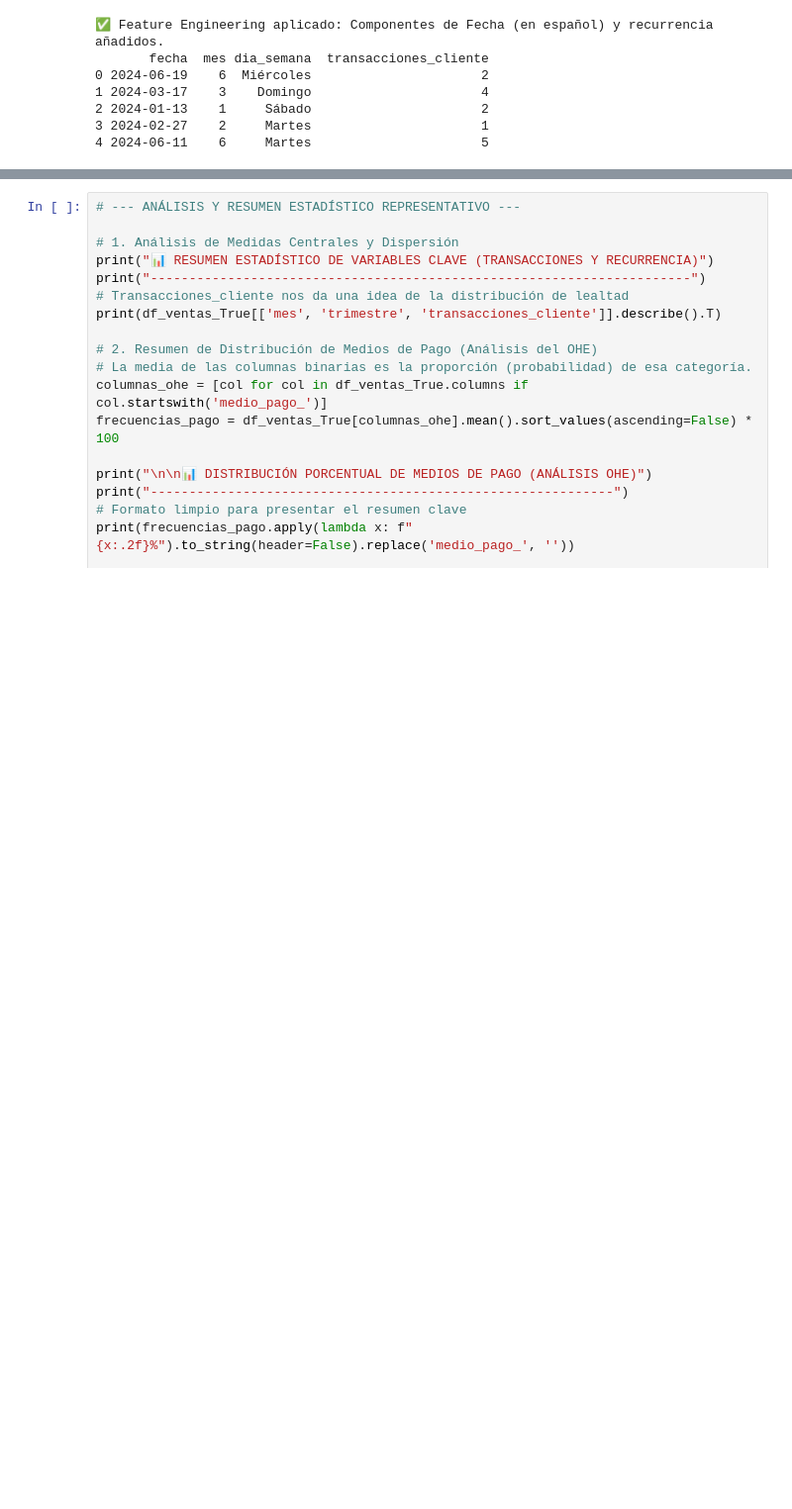
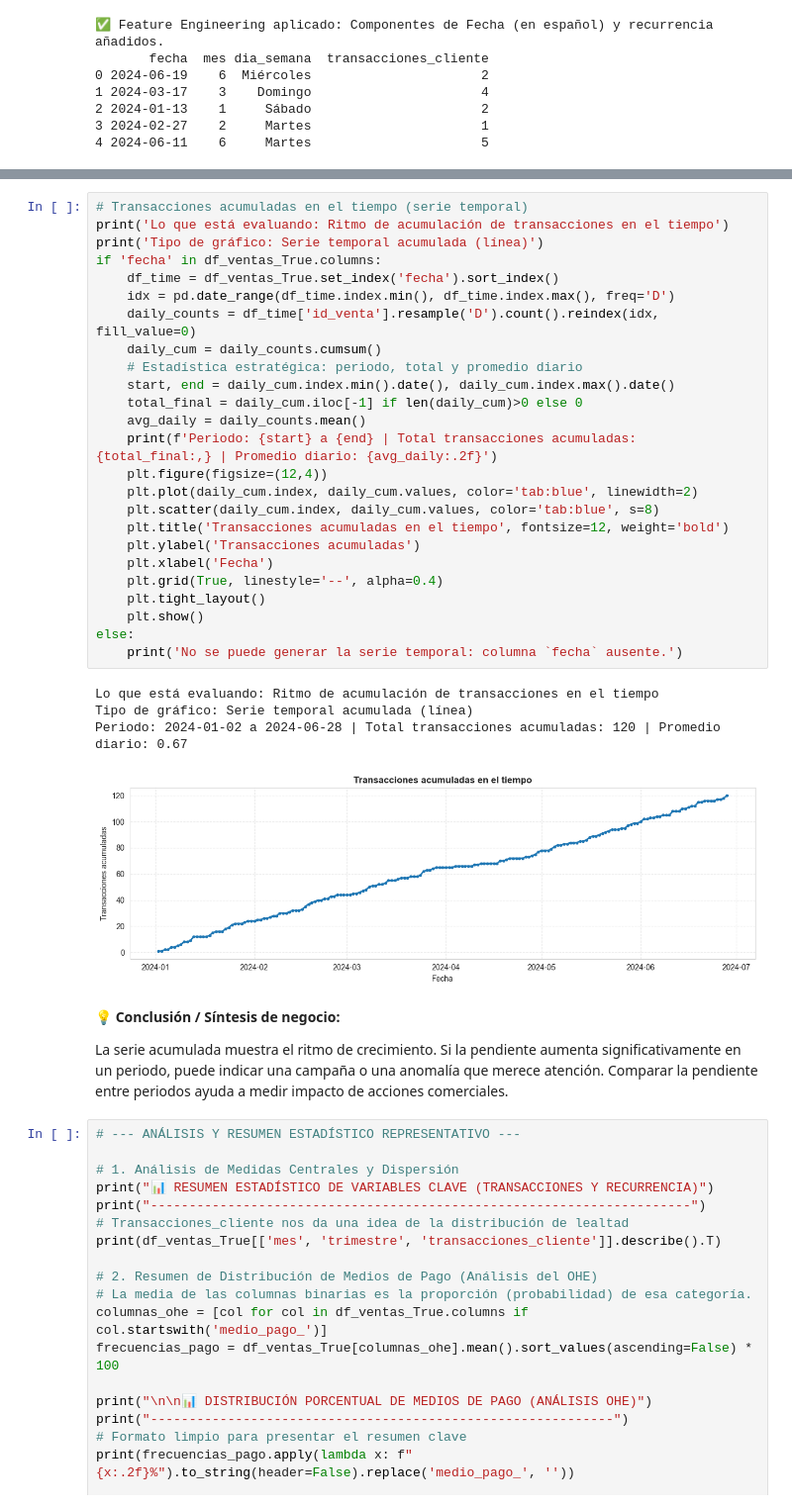
Before and after one commit to augustovillegas/ProyectoAurelionIBM, a Jupyter notebook: limp_y_trans_ventas.ipynb, the cells around one changed output, grey strips where cells are left out. Shown at 99% size. Drawn from its saved outputs; the diff is of its cells as text; blank space fills up the shorter version.

```diff
--- a/limp_y_trans_ventas.ipynb
+++ b/limp_y_trans_ventas.ipynb
@@ -440,3 +634,37 @@ print(df_ventas_True[['fecha', 'mes', 'dia_semana', 'transacciones_cliente']].he
+# %%
+# Transacciones acumuladas en el tiempo (serie temporal)
+print('Lo que está evaluando: Ritmo de acumulación de transacciones en el tiempo')
+print('Tipo de gráfico: Serie temporal acumulada (línea)')
+if 'fecha' in df_ventas_True.columns:
+    df_time = df_ventas_True.set_index('fecha').sort_index()
+    idx = pd.date_range(df_time.index.min(), df_time.index.max(), freq='D')
+    daily_counts = df_time['id_venta'].resample('D').count().reindex(idx, fill_value=0)
+    daily_cum = daily_counts.cumsum()
+    # Estadística estratégica: periodo, total y promedio diario
+    start, end = daily_cum.index.min().date(), daily_cum.index.max().date()
+    total_final = daily_cum.iloc[-1] if len(daily_cum)>0 else 0
+    avg_daily = daily_counts.mean()
+    print(f'Periodo: {start} a {end} | Total transacciones acumuladas: {total_final:,} | Promedio diario: {avg_daily:.2f}')
+    plt.figure(figsize=(12,4))
+    plt.plot(daily_cum.index, daily_cum.values, color='tab:blue', linewidth=2)
+    plt.scatter(daily_cum.index, daily_cum.values, color='tab:blue', s=8)
+    plt.title('Transacciones acumuladas en el tiempo', fontsize=12, weight='bold')
+    plt.ylabel('Transacciones acumuladas')
+    plt.xlabel('Fecha')
+    plt.grid(True, linestyle='--', alpha=0.4)
+    plt.tight_layout()
+    plt.show()
+else:
+    print('No se puede generar la serie temporal: columna `fecha` ausente.')
+# %% [output]
+Lo que está evaluando: Ritmo de acumulación de transacciones en el tiempo
+Tipo de gráfico: Serie temporal acumulada (línea)
+Periodo: 2024-01-02 a 2024-06-28 | Total transacciones acumuladas: 120 | Promedio diario: 0.67
+[figure, added]
+# %% [markdown]
+💡 **Conclusión / Síntesis de negocio:**
+
+La serie acumulada muestra el ritmo de crecimiento. Si la pendiente aumenta significativamente en un periodo, puede indicar una campaña o una anomalía que merece atención. Comparar la pendiente entre periodos ayuda a medir impacto de acciones comerciales.
 # %%
 # --- ANÁLISIS Y RESUMEN ESTADÍSTICO REPRESENTATIVO ---
 
```
Also changed, not shown: parts of 35 cells of this notebook.
